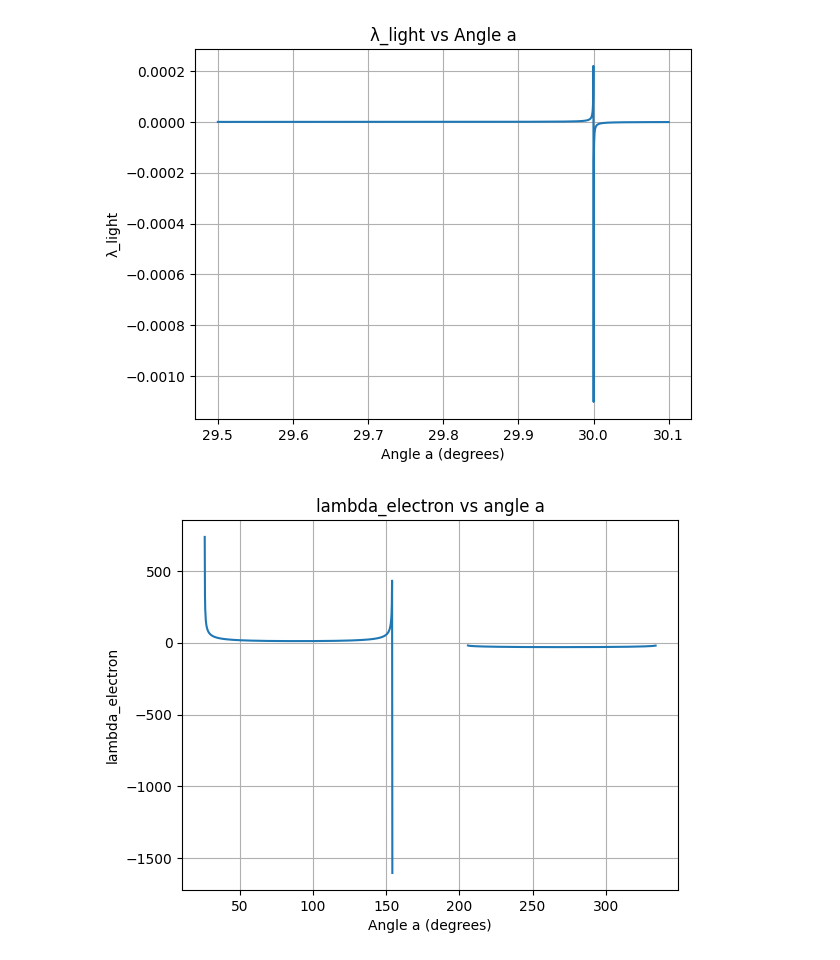
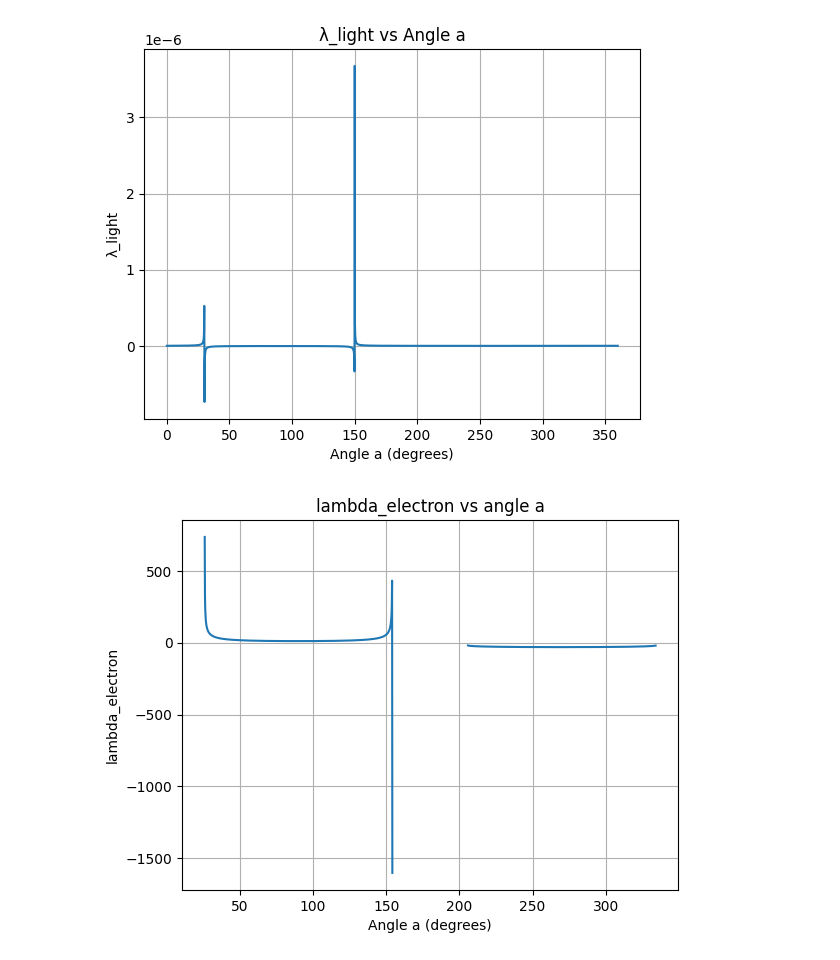
Before and after one commit to mpohl100/ml-jupyter-notebook, a Jupyter notebook: photon_photon.ipynb, the cells around one changed output. Cells and saved outputs as stored; diff of their text form; code cells hidden in the pictures.

```diff
--- a/photon_photon.ipynb
+++ b/photon_photon.ipynb
@@ -1,29 +1,29 @@
 # %%
 import numpy as np
 import matplotlib.pyplot as plt
 
 # Constants
-c = 3.0e8        # speed of light (m/s)
-t = 1.0          # time (s)
+c = 299_792_458       # speed of light (m/s)
+t = 1.0         # time (s)
 
 # Angle range: 0 to 360 degrees
-a_deg = np.linspace(29.5, 29.95, 2000)
+a_deg = np.linspace(0, 360, 2000)
 a = np.deg2rad(a_deg)  # convert to radians
 
 # Lambda_light equation
-denominator = 2*c*t * (1.0 - 2*t*np.sin(a));
+denominator = 2*c*t * (1.0 - 2*t*np.sin(a))
 lambda_light = 1.0 / denominator
 
 # Plot
 plt.figure()
-plt.plot(a_deg, lambda_light)
+plt.plot(a_deg, lambda_light, label="λ_light")
 plt.xlabel("Angle a (degrees)")
 plt.ylabel("λ_light")
 plt.title("λ_light vs Angle a")
 plt.grid(True)
 plt.show()
 # %% [output]
-[figure, old version]
+[figure, new version]
 # %%
 import numpy as np
 import matplotlib.pyplot as plt
```
Also changed, not shown: 2 other files.
